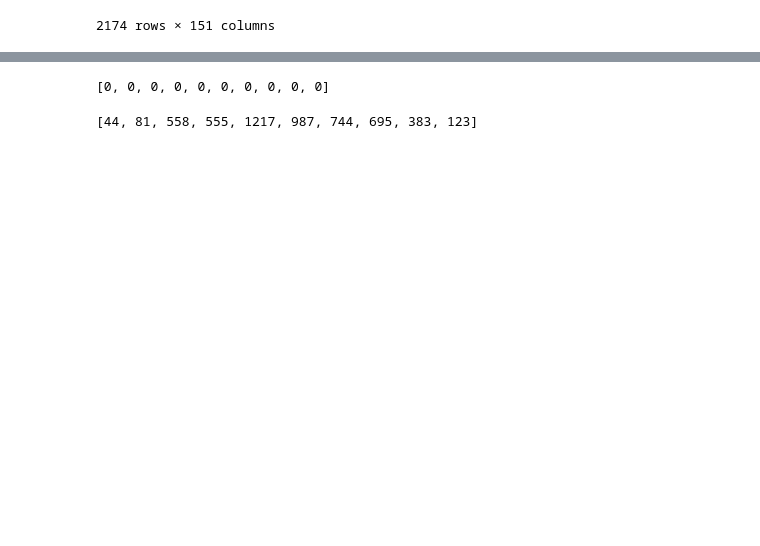
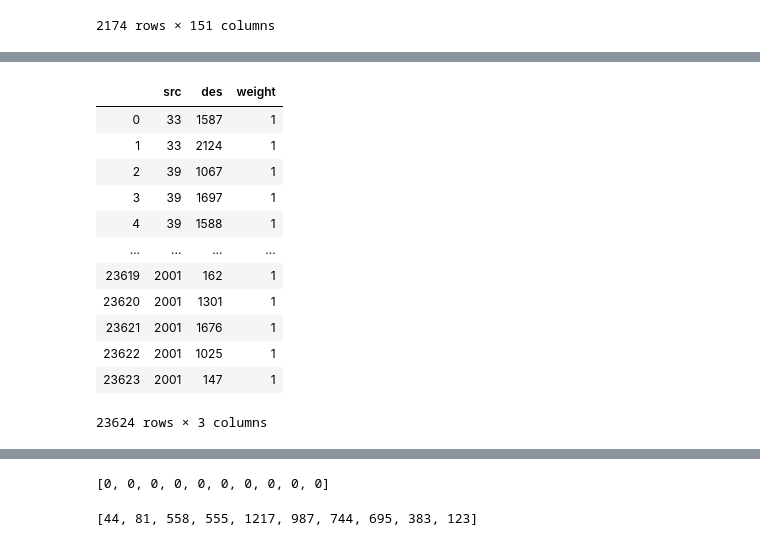
Before and after one commit to wuling31715/Kaggle, a Jupyter notebook: res2020/v1.0.ipynb, the cells around one changed output, grey strips where cells are left out. Cells and saved outputs as stored; diff of their text form; code cells hidden in the pictures; blank space fills up the shorter version.

```diff
--- a/res2020/v1.0.ipynb
+++ b/res2020/v1.0.ipynb
@@ -47,5 +89,19 @@ user = pd.read_csv('user_fea.csv')
 # %%
 link = pd.read_csv('links.csv')
-# link
+link
+# %% [output]
+|  | src | des | weight |
+| 0 | 33 | 1587 | 1 |
+| 1 | 33 | 2124 | 1 |
+| 2 | 39 | 1067 | 1 |
+| 3 | 39 | 1697 | 1 |
+| 4 | 39 | 1588 | 1 |
+| ... | ... | ... | ... |
+| 23619 | 2001 | 162 | 1 |
+| 23620 | 2001 | 1301 | 1 |
+| 23621 | 2001 | 1676 | 1 |
+| 23622 | 2001 | 1025 | 1 |
+| 23623 | 2001 | 147 | 1 |
+23624 rows × 3 columns
 # %%
 sample = pd.read_csv('sample_solution_data.csv')
```
Also changed, not shown: parts of 13 cells of this notebook.
